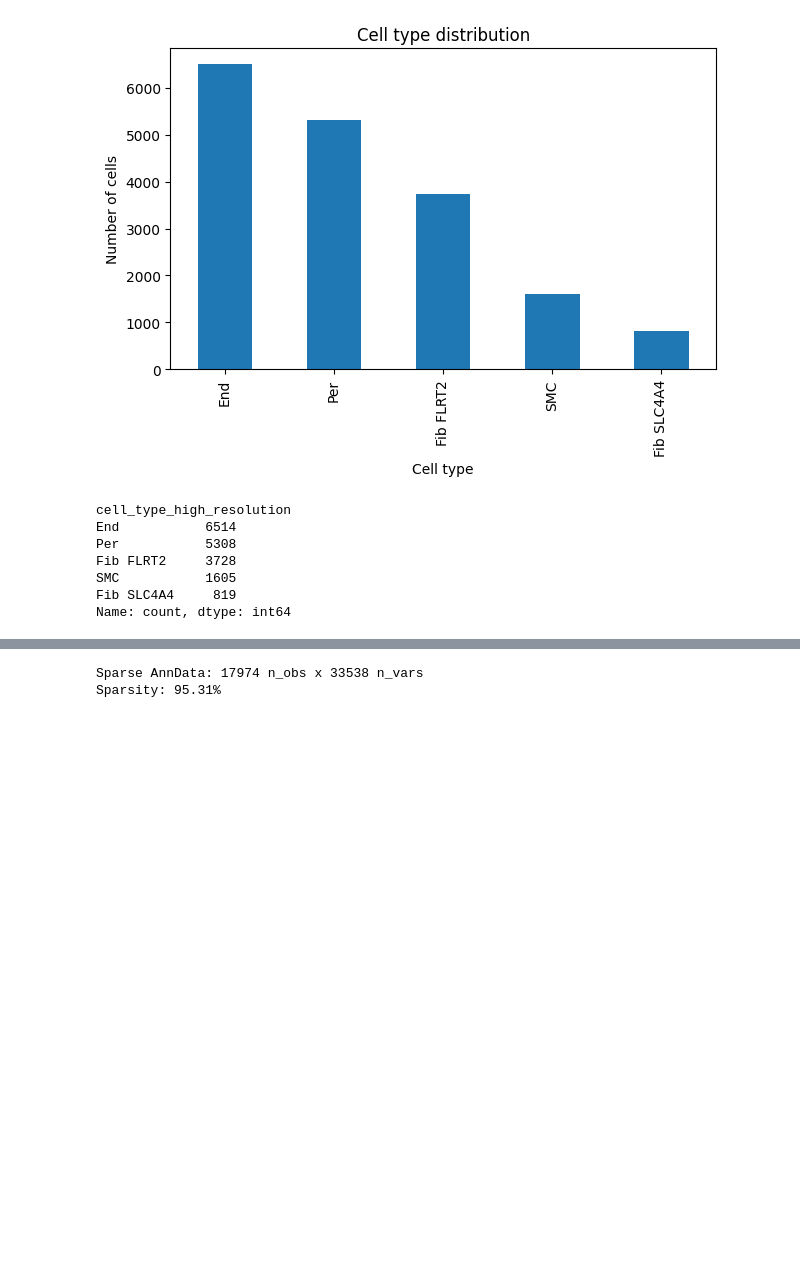
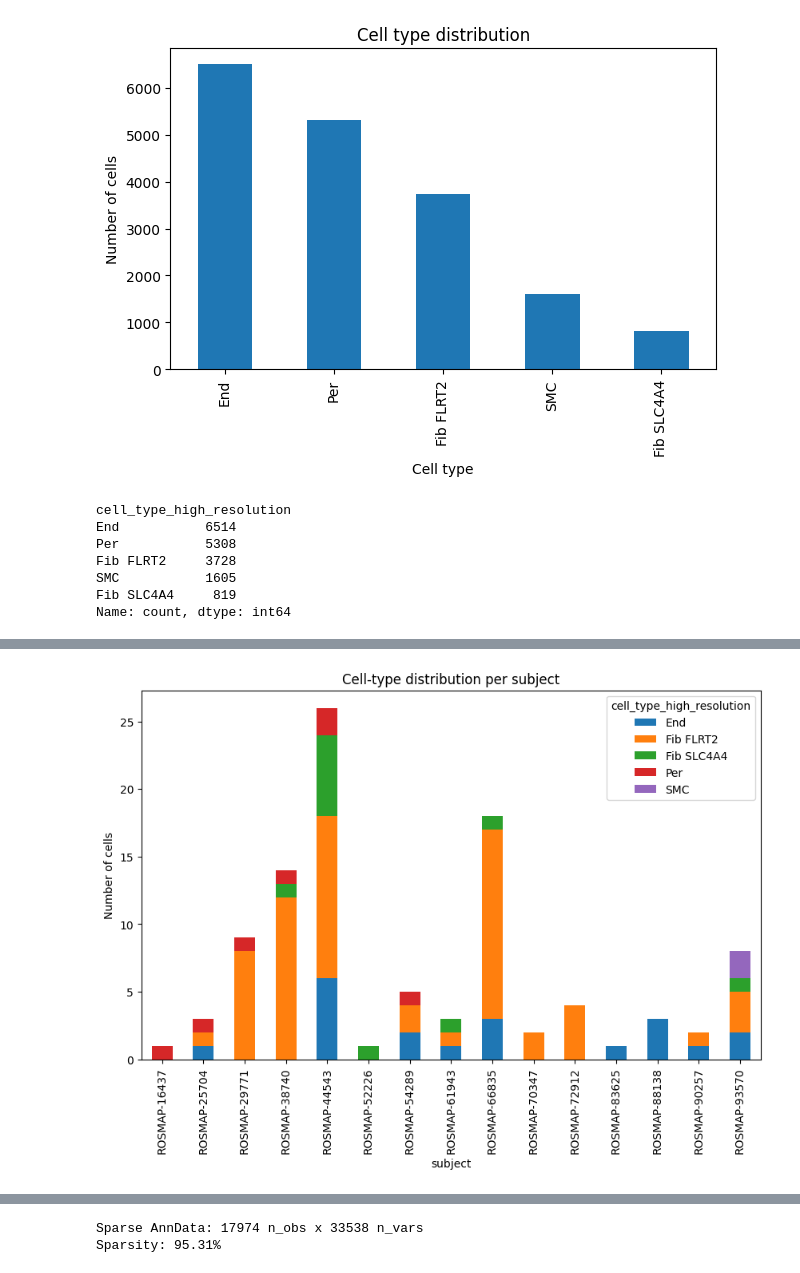
Before and after one commit to ThomasM31/BBTX11-VT26-07, a Jupyter notebook: datatesting.ipynb, the cells around one changed output, grey strips where cells are left out. Drawn from its saved outputs; the diff is of its cells as text; code cells hidden in the pictures; blank space fills up the shorter version.

Commit message:
more visuals

```diff
--- a/datatesting.ipynb
+++ b/datatesting.ipynb
@@ -123,3 +137,16 @@ Name: count, dtype: int64
+# %%
+# Visualization of Cell-types per patient, NOTE: count may be incorrect, order in data?
+ct_table = pd.crosstab(
+    adata.obs["subject"][:100],
+    adata.obs["cell_type_high_resolution"][:100]
+)
+
+ct_table.plot(kind="bar", stacked=True, figsize=(10,6))
+plt.ylabel("Number of cells")
+plt.title("Cell-type distribution per subject")
+plt.show()
+# %% [output]
+[figure, added]
 # %%
 sc.pl.highest_expr_genes(adata, n_top=10)
 # %% [output]
```
Also changed, not shown: parts of 3 cells of this notebook.
